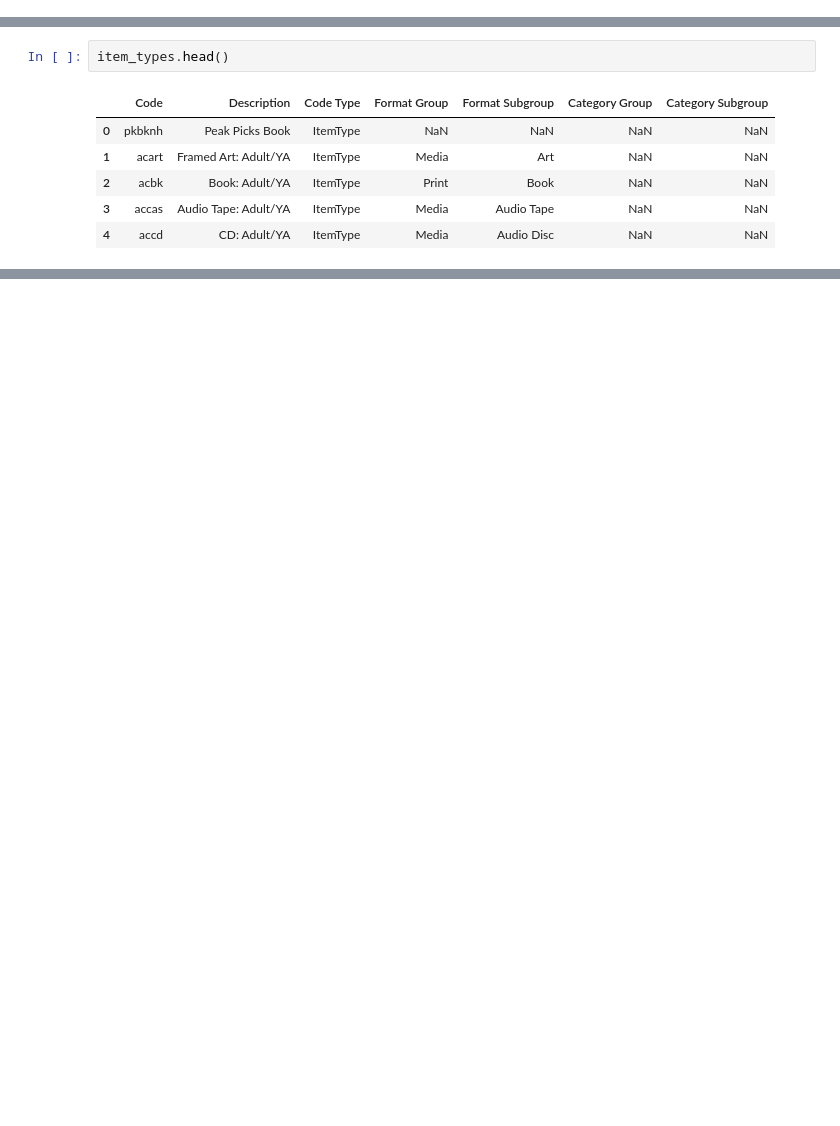
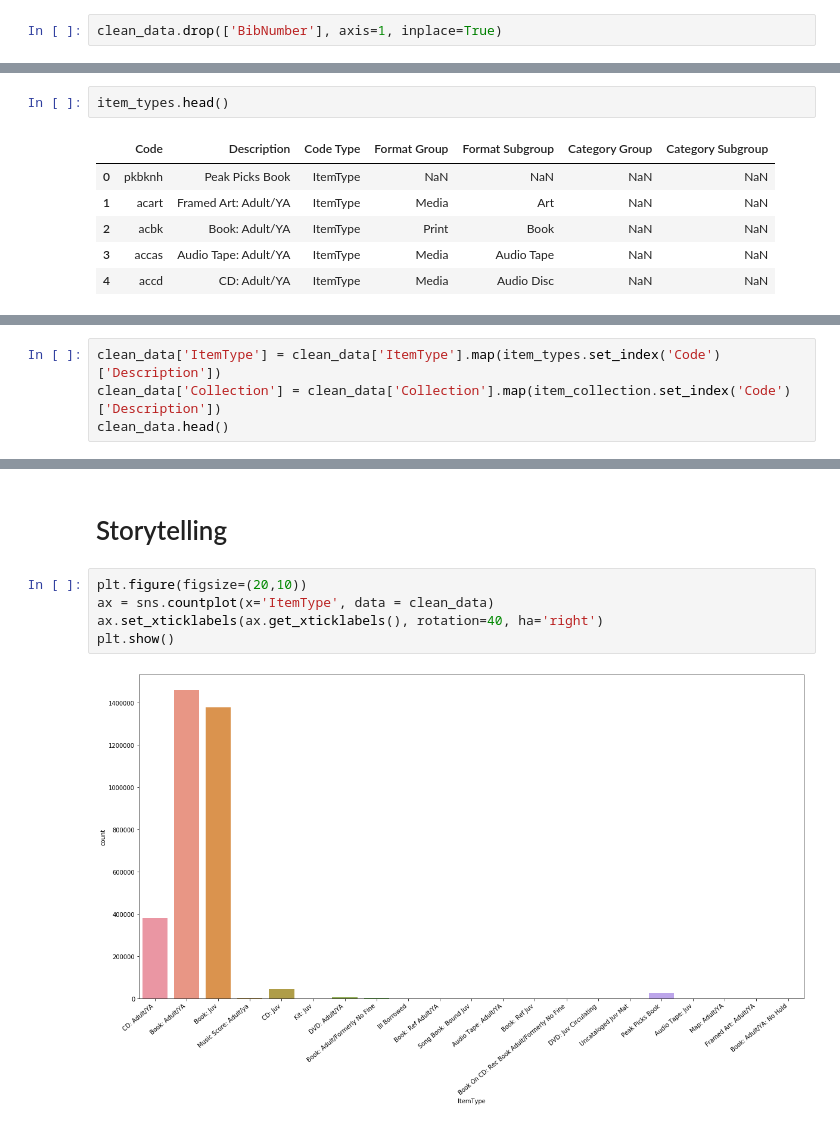
Before and after one commit to samwrite/Springboard, a Jupyter notebook: Capstone 2/EDA.ipynb, the cells around one changed output, grey strips where cells are left out. Cells and saved outputs as stored; diff of their text form; blank space fills up the shorter version.

```diff
--- a/Capstone 2/EDA.ipynb
+++ b/Capstone 2/EDA.ipynb
@@ -139,3 +151,5 @@ clean_data.reset_index(drop=True)
+# %%
+clean_data.drop(['BibNumber'], axis=1, inplace=True)
 # %%
 item_data = pd.read_csv('data/Integrated_Library_System__ILS__Data_Dictionary.csv')
 item_data.info(verbose=True, null_counts=True)
@@ -175,0 +214,4 @@ item_collection.head()
+# %%
+clean_data['ItemType'] = clean_data['ItemType'].map(item_types.set_index('Code')['Description'])
+clean_data['Collection'] = clean_data['Collection'].map(item_collection.set_index('Code')['Description'])
+clean_data.head()
@@ -175,0 +242,9 @@ item_collection.head()
+# %% [markdown]
+# Storytelling
+# %%
+plt.figure(figsize=(20,10))
+ax = sns.countplot(x='ItemType', data = clean_data)
+ax.set_xticklabels(ax.get_xticklabels(), rotation=40, ha='right')
+plt.show()
+# %% [output]
+[figure, added]
```
Also changed, not shown: parts of 16 cells of this notebook.
